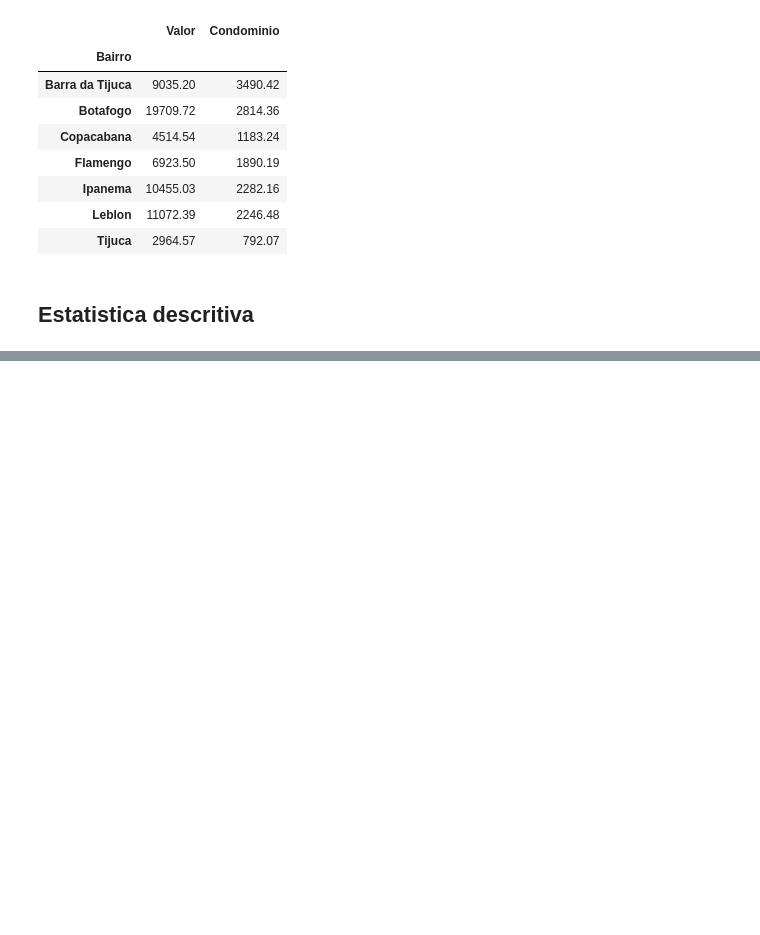
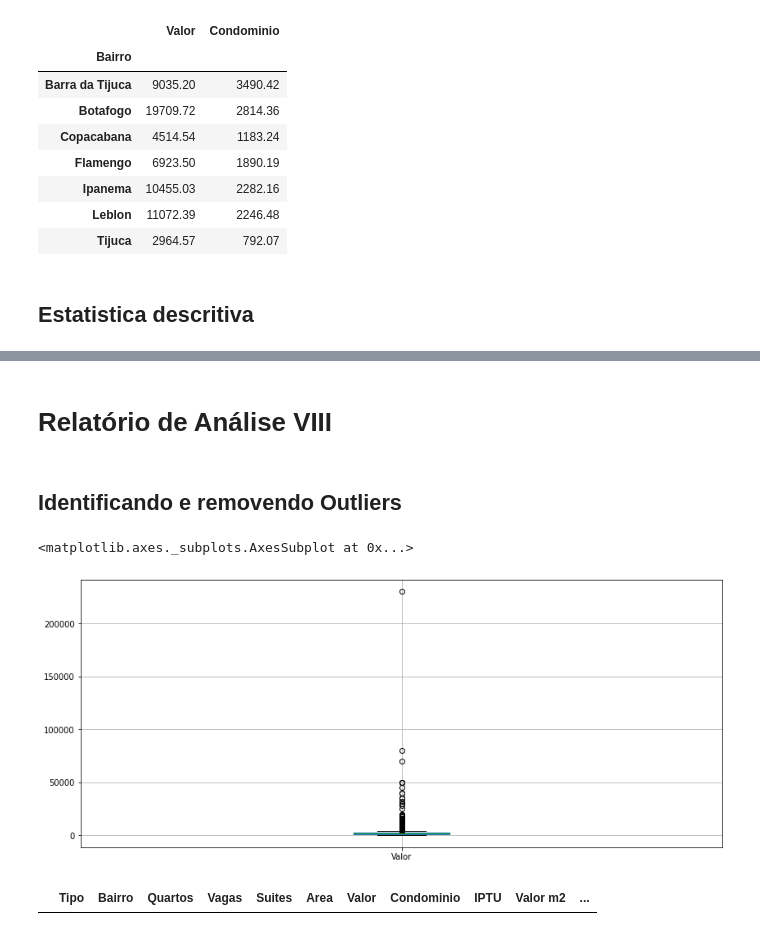
Before and after one commit to ClovisMonteiro/Python_para_Data_Science, a Jupyter notebook: pandas/Base de Dados.ipynb, the cells around one changed output, grey strips where cells are left out. Saved outputs shown, nothing was run; the diff lists cells and outputs as text; code cells hidden in the pictures; blank space fills up the shorter version.

```diff
--- a/pandas/Base de Dados.ipynb
+++ b/pandas/Base de Dados.ipynb
@@ -633,0 +723,18 @@ n1
+# %% [markdown]
+# Relatório de Análise VIII
+# %% [markdown]
+## Identificando e removendo Outliers
+# %%
+%matplotlib inline
+import pandas as pd
+import matplotlib.pyplot as plt
+plt.rc('figure', figsize = (14,6))
+# %%
+dados.boxplot(['Valor'])
+# %% [output]
+<matplotlib.axes._subplots.AxesSubplot at 0x...>
+[figure, added]
+# %%
+dados[dados['Valor'] >= 500000]
+# %% [output]
+|  | Tipo | Bairro | Quartos | Vagas | Suites | Area | Valor | Condominio | IPTU | Valor m2 | ... |
```
Also changed, not shown: parts of 35 cells of this notebook.
